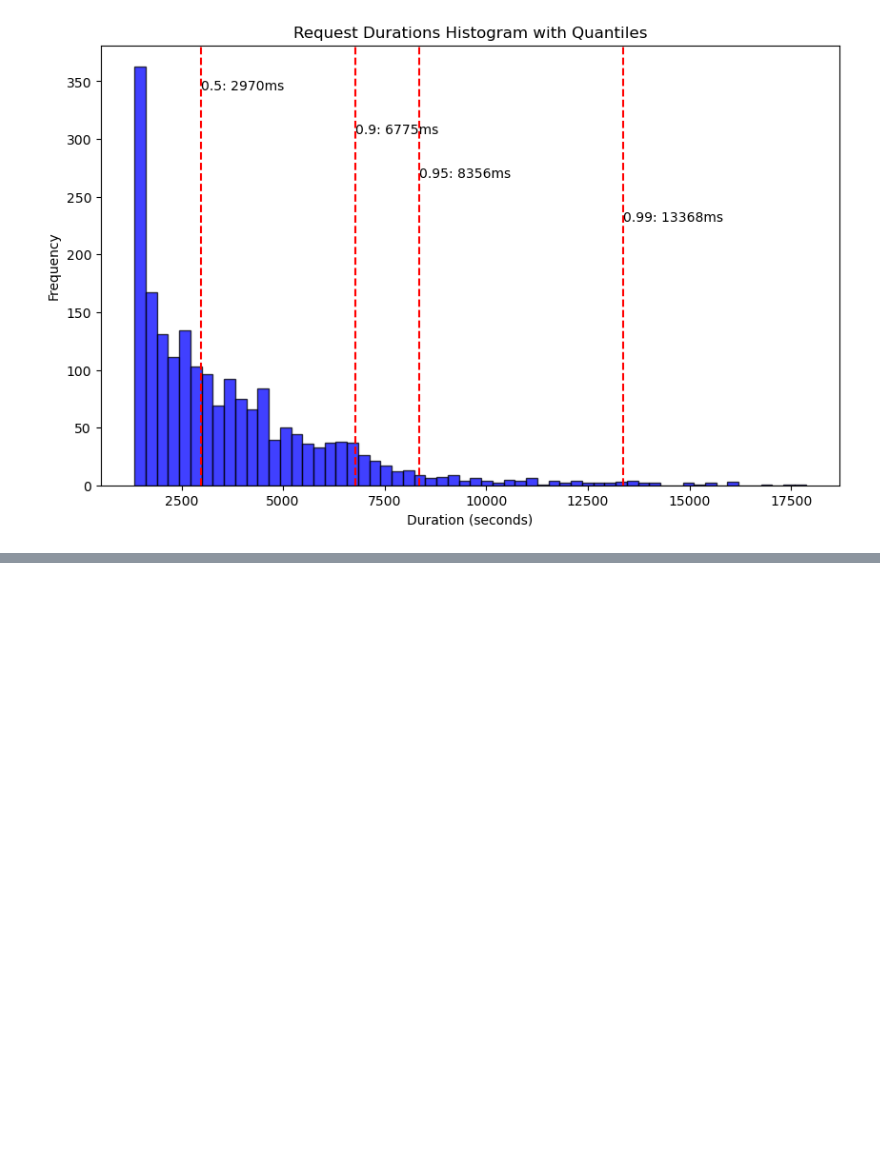
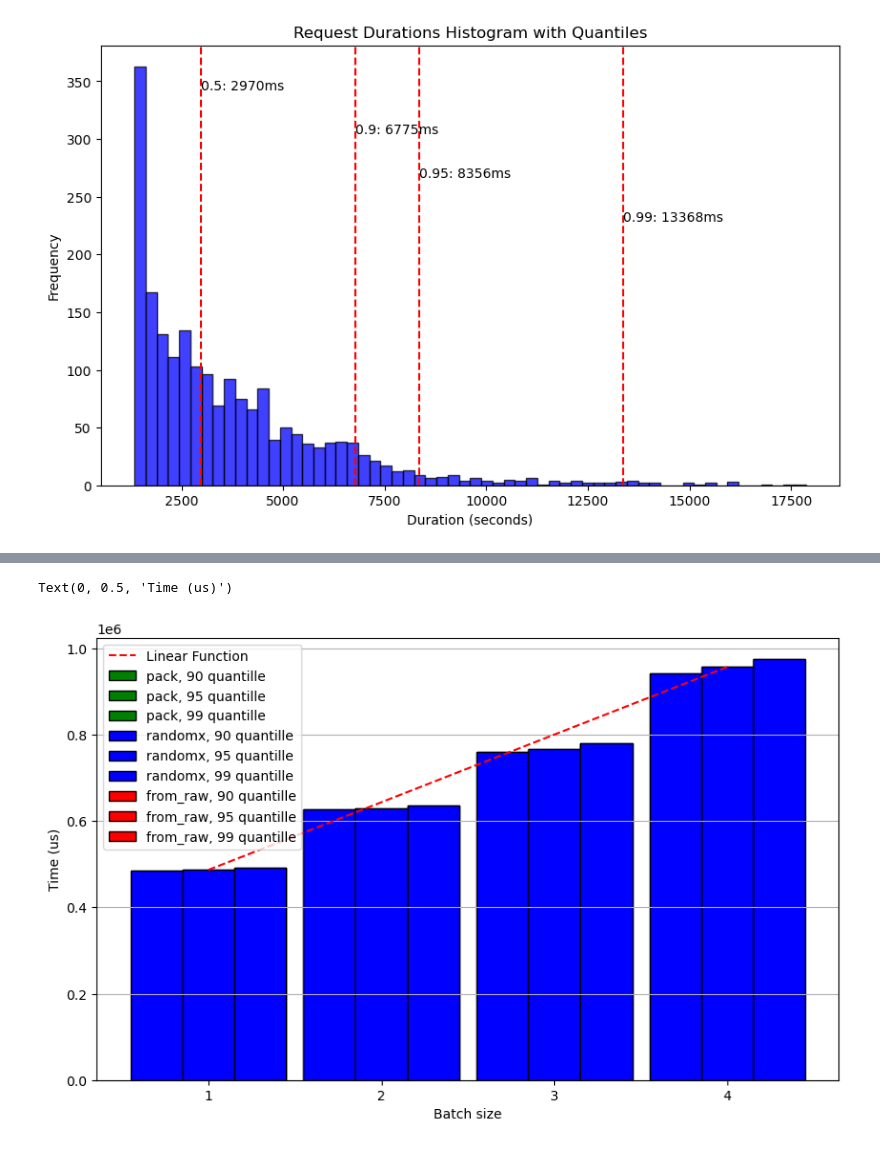
Before and after one commit to fluencelabs/ipc-load-test, a Jupyter notebook: analysis/Analysis.ipynb, the cells around one changed output, grey strips where cells are left out. Cells and saved outputs as stored; diff of their text form; code cells hidden in the pictures; blank space fills up the shorter version.

```diff
--- a/analysis/Analysis.ipynb
+++ b/analysis/Analysis.ipynb
@@ -199,0 +235,35 @@ Text(0, 0.5, 'Frequency')
+# %%
+plt.figure(figsize=(10, 6))
+
+x_range = [int(b) for b in batches]
+width = 0.3
+colors = {
+    "from_raw": "red",
+    "randomx": "blue",
+    "pack": "green"
+}
+quants = {
+    0: "90",
+    1: "95",
+    2: "99"
+}
+
+for process in ["pack", "randomx", "from_raw"]:
+    for q, qlabel in quants.items():
+        x_r = [x - width * (len(quants) // 2 - q) for x in x_range]
+        values = [v[process][q] for v in batches.values()]
+        plt.bar(x_r, values, width, color=colors[process], edgecolor="black", label=f"{process}, {qlabel} quantille")
+
+x = [min(x_range), max(x_range)]
+y = [batches["1"]["randomx"][1], batches["4"]["randomx"][1]]
+
+plt.plot(x, y, color="red", linestyle="--", label="Linear Function")
+
+plt.legend()
+plt.grid(True, axis="y")
+plt.xticks(x_range, batches.keys())
+plt.xlabel("Batch size")
+plt.ylabel("Time (us)")
+# %% [output]
+Text(0, 0.5, 'Time (us)')
+[figure, added]
```
Also changed, not shown: parts of 11 cells of this notebook.
